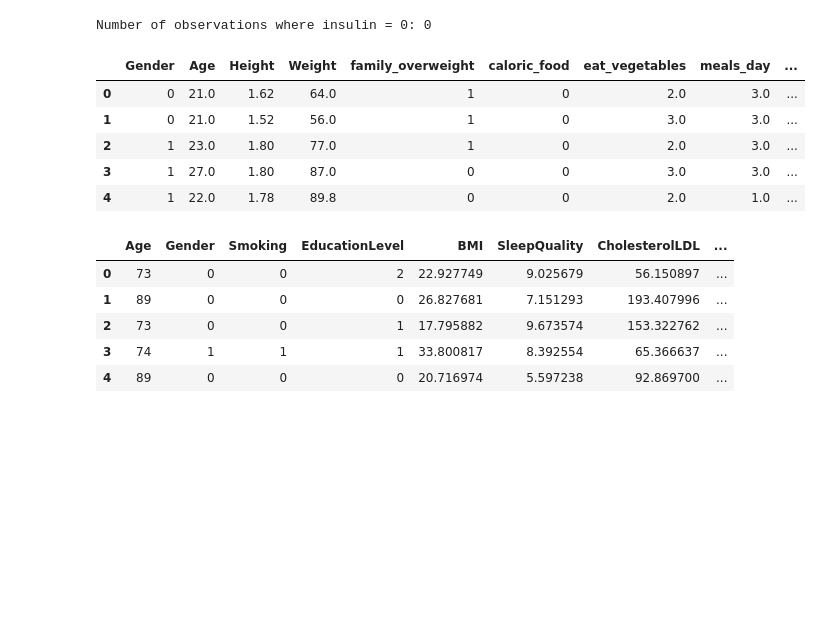
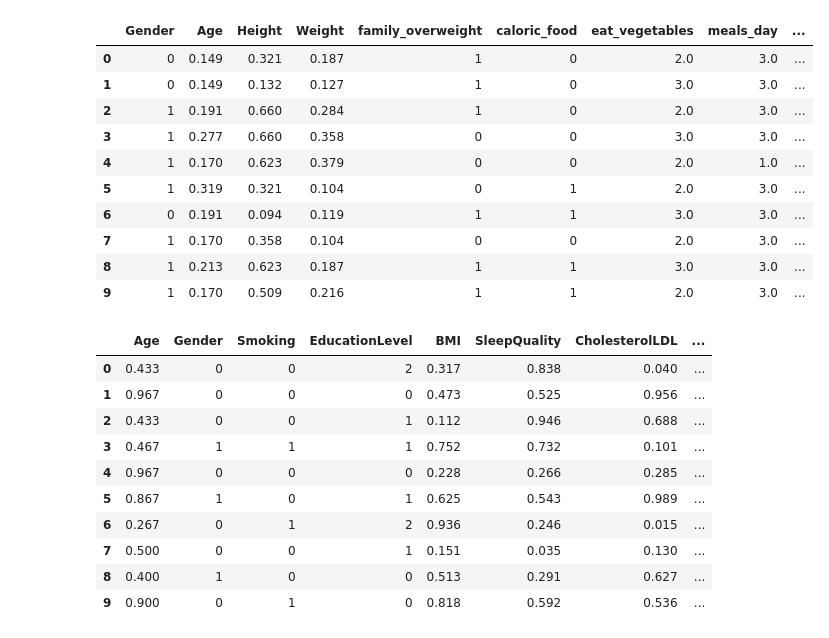
Before and after one commit to felipeabe/artificial-neural-network, a Jupyter notebook: trabalho.ipynb, the cells around one changed output. Drawn from its saved outputs; the diff is of its cells as text; code cells hidden in the pictures; blank space fills up the shorter version.

Commit message:
Data normalization

```diff
--- a/trabalho.ipynb
+++ b/trabalho.ipynb
@@ -60,40 +60,49 @@ custom_mapping = {
     "Bike": 0,
     "Motorbike": 1,
     "Automobile": 1,
     "Public_Transportation": 1
 }
 dfm['transportation_method'] = dfm['transportation_method'].map(custom_mapping)
 
 #encoding output column (obesity_level)
 obesity_mapping = {
     "Insufficient_Weight": 0,
     "Normal_Weight": 1,
     "Overweight_Level_I": 2,
     "Overweight_Level_II": 3,
     "Obesity_Type_I": 4,
     "Obesity_Type_II": 5,
     "Obesity_Type_III": 6
 }
 dfm['obesity_level'] = dfm ['obesity_level'].map(obesity_mapping)
 
+#normalizing data
+columns_to_normalize = ["Height", "Weight", "Age"]
+dfm[columns_to_normalize] = dfm[columns_to_normalize].apply(
+    lambda x: ((x - x.min()) / (x.max() - x.min())).round(3)
+)
 
 #spliting the dataframe
 #training 80% of dataset
 #testing 20% of dataset
 split_point = int(0.8 * len(dfm))
 train_multiclass = dfm[:split_point]
 test_multiclass = dfm[split_point:]
 
 
-dfm.head()
+dfm.head(10)
 # %% [output]
-Number of observations where insulin = 0: 0
 |  | Gender | Age | Height | Weight | family_overweight | caloric_food | eat_vegetables | meals_day | ... |
-| 0 | 0 | 21.0 | 1.62 | 64.0 | 1 | 0 | 2.0 | 3.0 | ... |
-| 1 | 0 | 21.0 | 1.52 | 56.0 | 1 | 0 | 3.0 | 3.0 | ... |
-| 2 | 1 | 23.0 | 1.80 | 77.0 | 1 | 0 | 2.0 | 3.0 | ... |
-| 3 | 1 | 27.0 | 1.80 | 87.0 | 0 | 0 | 3.0 | 3.0 | ... |
-| 4 | 1 | 22.0 | 1.78 | 89.8 | 0 | 0 | 2.0 | 1.0 | ... |
+| 0 | 0 | 0.149 | 0.321 | 0.187 | 1 | 0 | 2.0 | 3.0 | ... |
+| 1 | 0 | 0.149 | 0.132 | 0.127 | 1 | 0 | 3.0 | 3.0 | ... |
+| 2 | 1 | 0.191 | 0.660 | 0.284 | 1 | 0 | 2.0 | 3.0 | ... |
+| 3 | 1 | 0.277 | 0.660 | 0.358 | 0 | 0 | 3.0 | 3.0 | ... |
+| 4 | 1 | 0.170 | 0.623 | 0.379 | 0 | 0 | 2.0 | 1.0 | ... |
+| 5 | 1 | 0.319 | 0.321 | 0.104 | 0 | 1 | 2.0 | 3.0 | ... |
+| 6 | 0 | 0.191 | 0.094 | 0.119 | 1 | 1 | 3.0 | 3.0 | ... |
+| 7 | 1 | 0.170 | 0.358 | 0.104 | 0 | 0 | 2.0 | 3.0 | ... |
+| 8 | 1 | 0.213 | 0.623 | 0.187 | 1 | 1 | 3.0 | 3.0 | ... |
+| 9 | 1 | 0.170 | 0.509 | 0.216 | 1 | 1 | 2.0 | 3.0 | ... |
 # %%
 #import binary dataset
 dfb = pd.read_csv('alzheimer.csv')
@@ -101,23 +110,35 @@ dfb = pd.read_csv('alzheimer.csv')
 # 1- alzheimer
 # 0- no alzheimer
 
-
+#selecting useful columns
 selected_columns = ['Age', 'Gender','Smoking', 'EducationLevel', 'BMI' ,'SleepQuality', 'CholesterolLDL', 'FamilyHistoryAlzheimers','PhysicalActivity', 'Diagnosis']
 dfb = dfb[selected_columns]
+
+#normalizing data
+columns_to_normalize = ["BMI", "SleepQuality", "Age", "CholesterolLDL", "FamilyHistoryAlzheimers", "PhysicalActivity"]
+dfb[columns_to_normalize] = dfb[columns_to_normalize].apply(
+    lambda x: ((x - x.min()) / (x.max() - x.min())).round(3)
+)
+
 #spliting the dataframe
 #training 80% of dataset
 #testing 20% of dataset
 split_point2 = int(0.8 * len(dfb))
 train_binary = dfb[:split_point2]
 test_binary = dfb[split_point2:]
-train_binary.head()
+train_binary.head(10)
 # %% [output]
 |  | Age | Gender | Smoking | EducationLevel | BMI | SleepQuality | CholesterolLDL | ... |
-| 0 | 73 | 0 | 0 | 2 | 22.927749 | 9.025679 | 56.150897 | ... |
-| 1 | 89 | 0 | 0 | 0 | 26.827681 | 7.151293 | 193.407996 | ... |
-| 2 | 73 | 0 | 0 | 1 | 17.795882 | 9.673574 | 153.322762 | ... |
-| 3 | 74 | 1 | 1 | 1 | 33.800817 | 8.392554 | 65.366637 | ... |
-| 4 | 89 | 0 | 0 | 0 | 20.716974 | 5.597238 | 92.869700 | ... |
+| 0 | 0.433 | 0 | 0 | 2 | 0.317 | 0.838 | 0.040 | ... |
+| 1 | 0.967 | 0 | 0 | 0 | 0.473 | 0.525 | 0.956 | ... |
+| 2 | 0.433 | 0 | 0 | 1 | 0.112 | 0.946 | 0.688 | ... |
+| 3 | 0.467 | 1 | 1 | 1 | 0.752 | 0.732 | 0.101 | ... |
+| 4 | 0.967 | 0 | 0 | 0 | 0.228 | 0.266 | 0.285 | ... |
+| 5 | 0.867 | 1 | 0 | 1 | 0.625 | 0.543 | 0.989 | ... |
+| 6 | 0.267 | 0 | 1 | 2 | 0.936 | 0.246 | 0.015 | ... |
+| 7 | 0.500 | 0 | 0 | 1 | 0.151 | 0.035 | 0.130 | ... |
+| 8 | 0.400 | 1 | 0 | 0 | 0.513 | 0.291 | 0.627 | ... |
+| 9 | 0.900 | 0 | 1 | 0 | 0.818 | 0.592 | 0.536 | ... |
 # %%
 #import regression dataset
 dfr = pd.read_csv('houses.csv')
```
Also changed, not shown: parts of 1 cell of this notebook.
